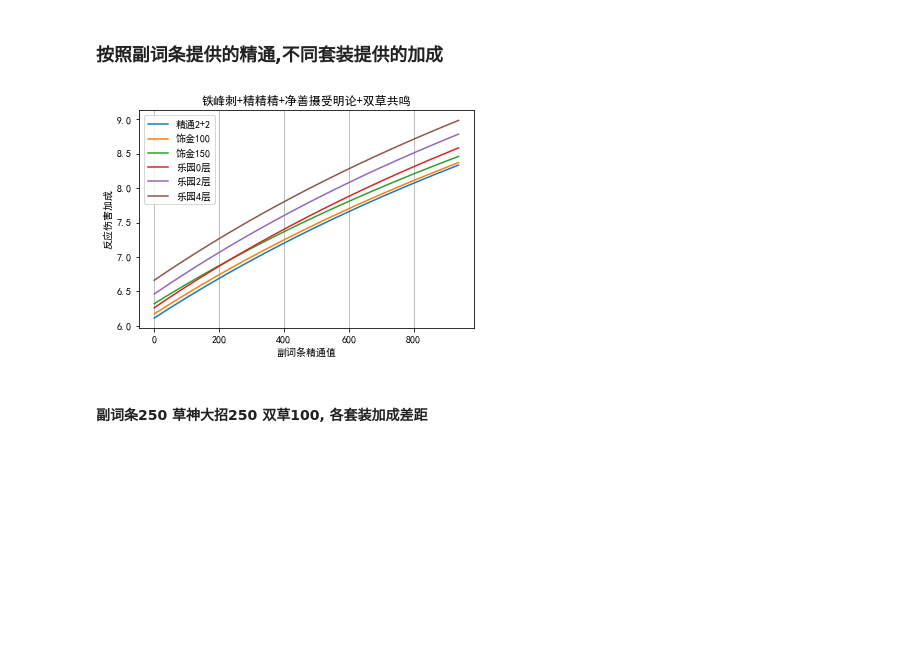
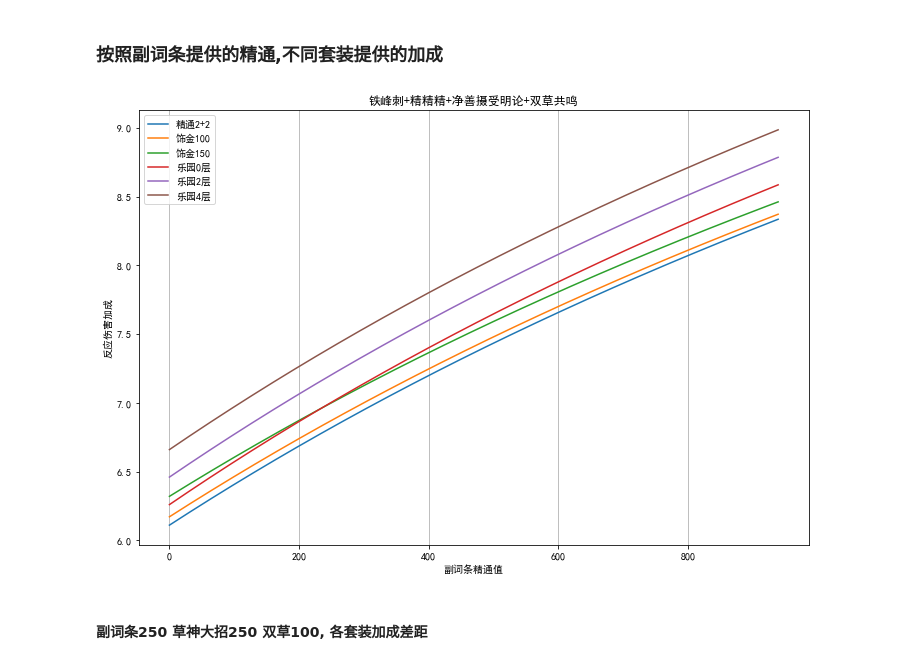
Before and after one commit to muedsa/mihoyo-lab-notebook, a Jupyter notebook: genshin-impact/bloom-reactions.ipynb, the cells around one changed output. Saved outputs shown, nothing was run; the diff lists cells and outputs as text; code cells hidden in the pictures; blank space fills up the shorter version.

```diff
--- a/genshin-impact/bloom-reactions.ipynb
+++ b/genshin-impact/bloom-reactions.ipynb
@@ -112,24 +112,26 @@ def eFn4(otherEm):
 # %%
 # 副词条 + 草神净善摄受明论250 + 双草100
 subEm = np.arange(0, 250 + 138 * 5)
 em1 = eFn1(subEm + 250 + 100)
 em2 = eFn2(subEm + 250 + 100)
 em3 = eFn3(subEm + 250 + 100)
 em4 = eFn4(subEm + 250 + 100)
+plt.figure(figsize=(plt.rcParams['figure.figsize']
+           [0] * 2, plt.rcParams['figure.figsize'][1] * 2))
 plt.plot(subEm, (16 * em1)/(2000 + em1), label='精通2+2')
 plt.plot(subEm, (16 * em2)/(2000 + em2), label='饰金100')
 plt.plot(subEm, (16 * em3)/(2000 + em3), label='饰金150')
 plt.plot(subEm, (16 * em4)/(2000 + em4) + 0.4, label='乐园0层')
 plt.plot(subEm, (16 * em4)/(2000 + em4) + 0.6, label='乐园2层')
 plt.plot(subEm, (16 * em4)/(2000 + em4) + 0.8, label='乐园4层')
 plt.xlabel('副词条精通值')
 plt.ylabel('反应伤害加成')
 plt.title('铁峰刺+精精精+净善摄受明论+双草共鸣')
 plt.legend()
 plt.grid(axis='x')
 plt.show()
 # %% [output]
-[figure, old version]
+[figure, new version]
 # %% [markdown]
 #### 副词条250 草神大招250 双草100, 各套装加成差距
 # %%
```
Also changed, not shown: parts of 6 cells of this notebook.
